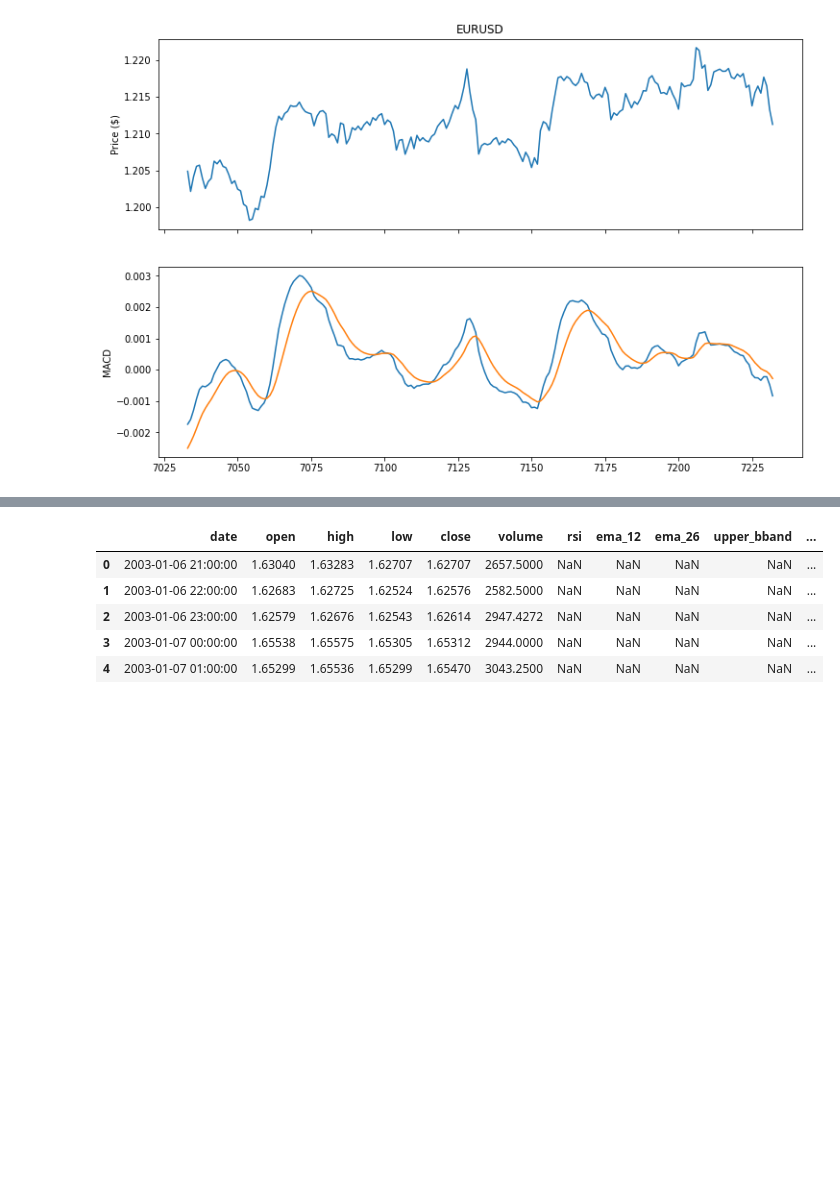
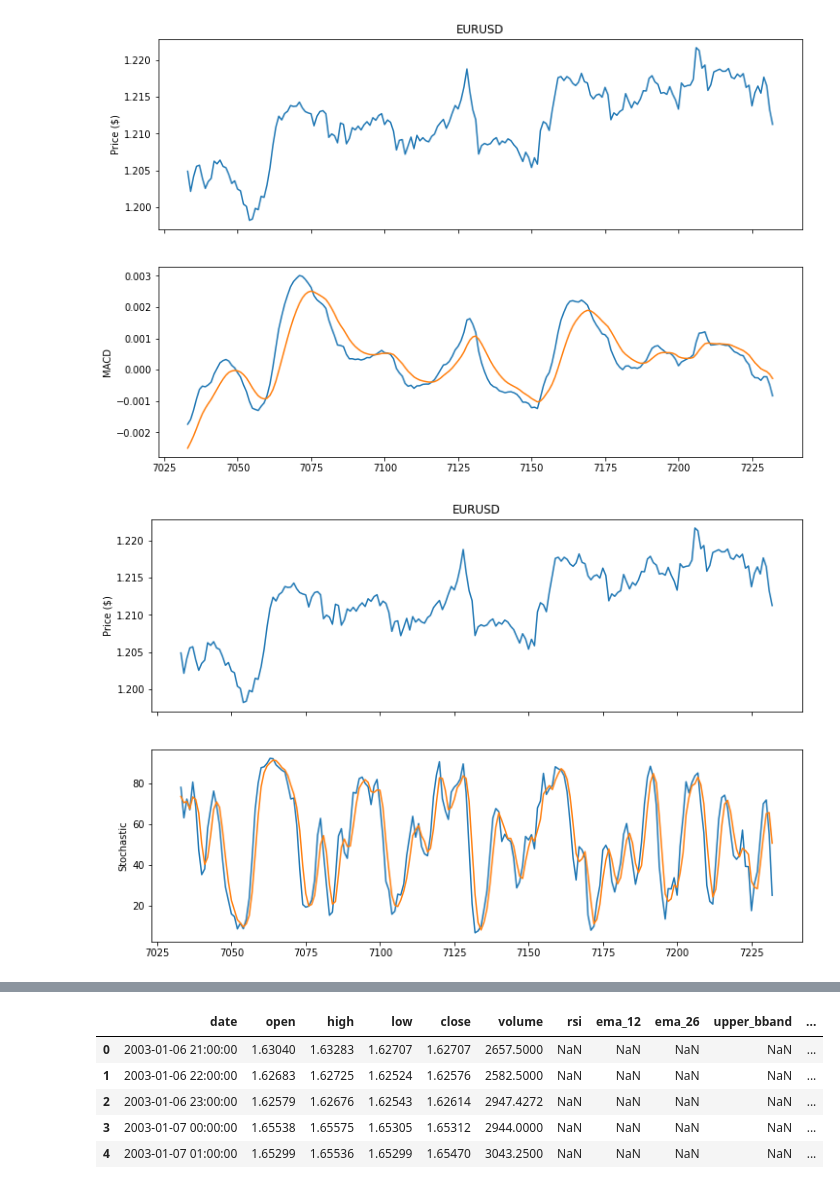
Before and after one commit to SaidJacoboDev/smart-markets, a Jupyter notebook: Chapter 1 - The data/forex.ipynb, the cells around one changed output, grey strips where cells are left out. Saved outputs shown, nothing was run; the diff lists cells and outputs as text; code cells hidden in the pictures; blank space fills up the shorter version.

```diff
--- a/Chapter 1 - The data/forex.ipynb
+++ b/Chapter 1 - The data/forex.ipynb
@@ -307,6 +312,19 @@ ax[1].set(ylabel = 'MACD')
 plt.show()
 # %% [output]
 [figure]
+# %%
+# add prices
+fig, ax = plt.subplots(2, 1, figsize=(12, 8), sharex=True)
+show_df.close.plot(ax=ax[0])
+ax[0].set(title = 'EURUSD', ylabel = 'Price ($)')
+
+show_df.k.plot(ax=ax[1])
+show_df.d.plot(ax=ax[1])
+ax[1].set(ylabel = 'Stochastic')
+
+plt.show()
+# %% [output]
+[figure, added]
 # %%
 def get_all_indicators(dataframe):
     df = dataframe.copy()
```
Also changed, not shown: parts of 21 cells of this notebook.
